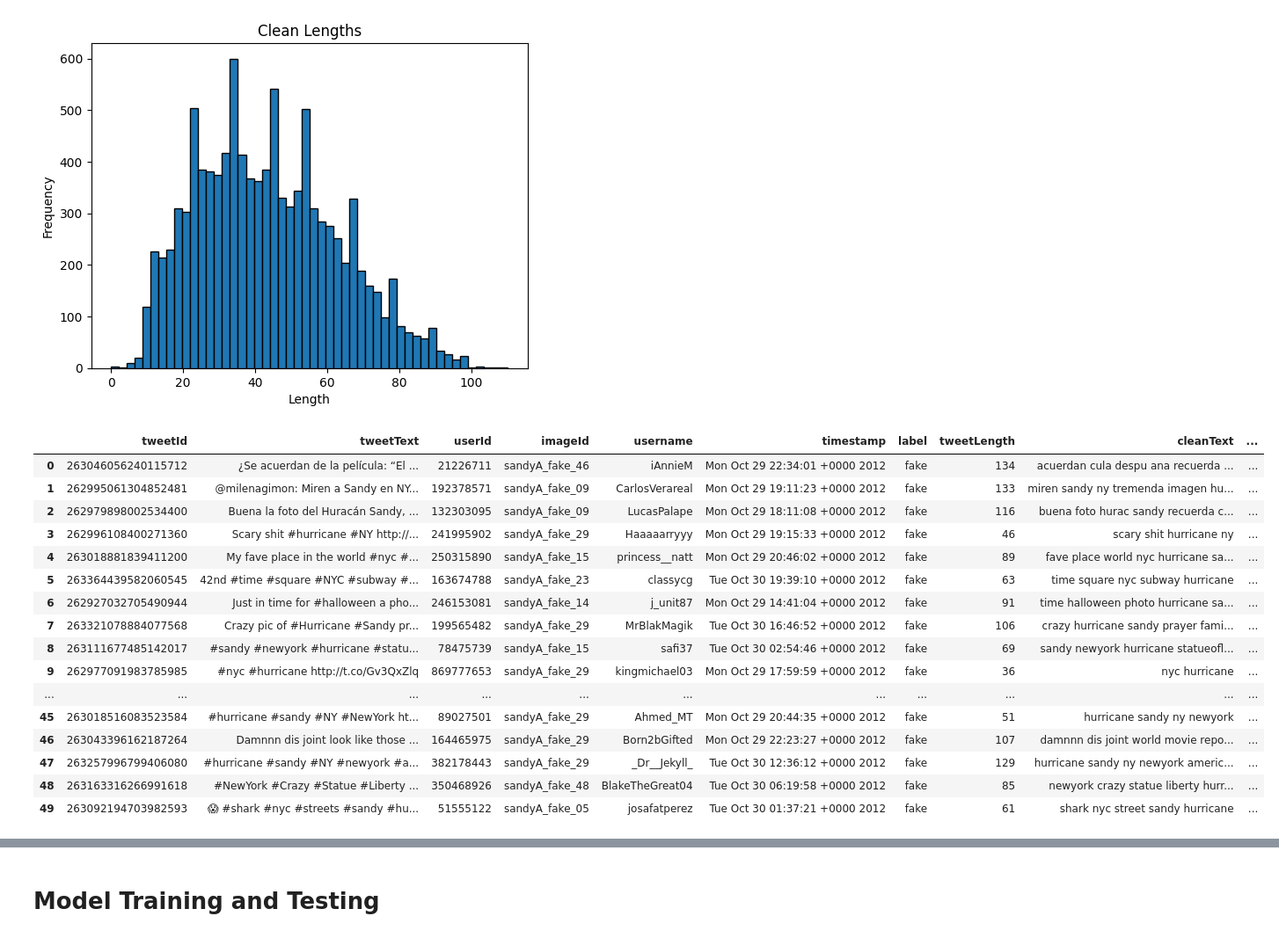
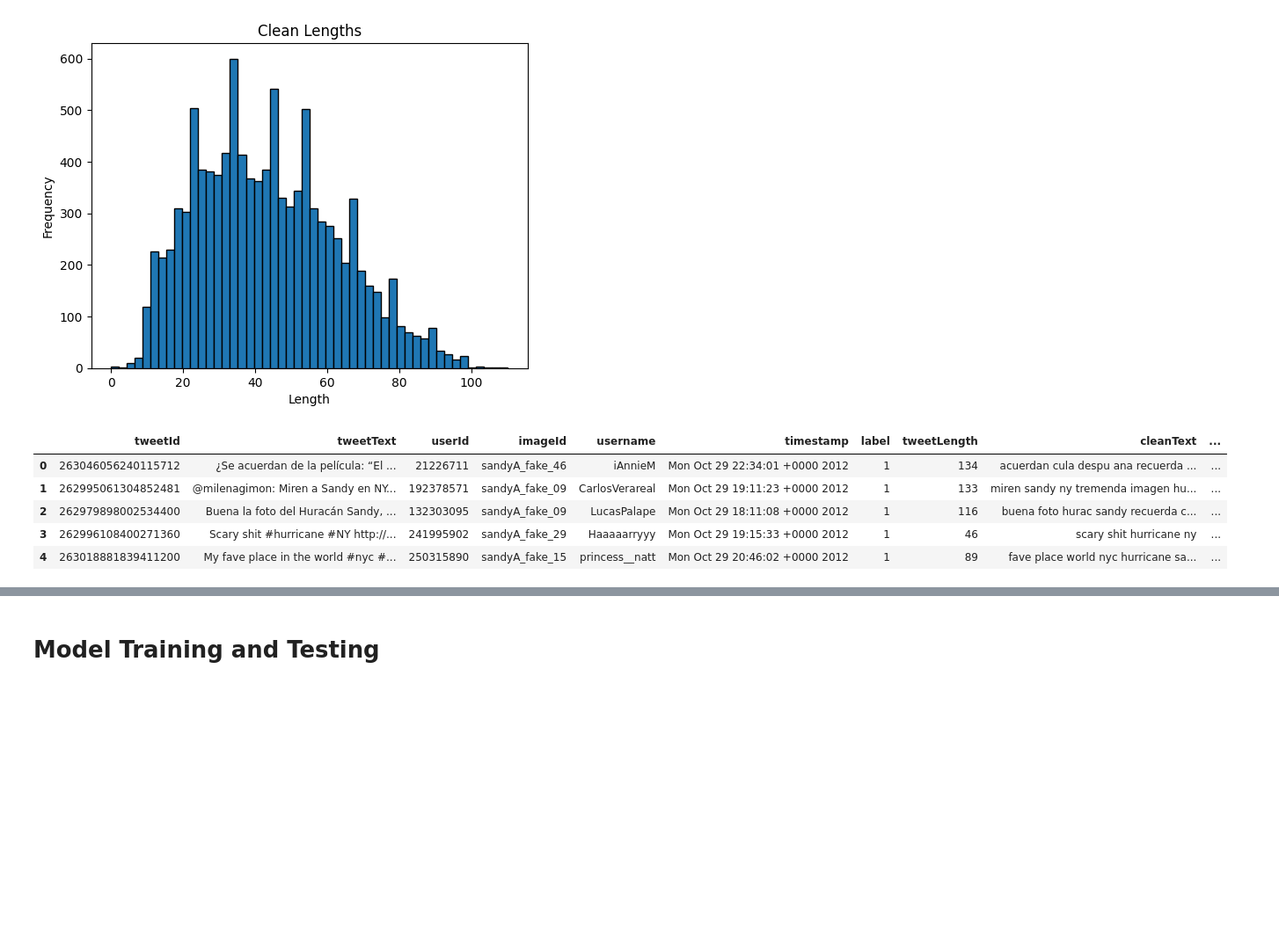
Before and after one commit to tee1g21/Machine-Learning-Technologies-Coursework, a Jupyter notebook: mediaEval.ipynb, the cells around one changed output, grey strips where cells are left out. Shown: that part at 88% size. Saved outputs shown, nothing was run; the diff lists cells and outputs as text; code cells hidden in the pictures; blank space fills up the shorter version.

Commit message:
Finished Training and Evaluation for MLP and SGD

```diff
--- a/mediaEval.ipynb
+++ b/mediaEval.ipynb
@@ -240,8 +220,12 @@ print(longest_tweets)
 print(f"\n{longest_tweets.values[0]}\nLength: {len(longest_tweets.values[0])}")
 # %%
 #replace 'humor' label with 'fake'
-train_df['label'] = train_df['label'].replace('humor', 'fake')
-test_df['label'] = test_df['label'].replace('humor', 'fake')
+#train_df['label'] = train_df['label'].replace('humor', 'fake')
+#test_df['label'] = test_df['label'].replace('humor', 'fake')
+
+#replace 'humor' label with 'fake' and map to 1 and 0 for ease of use when training and evaluating. Fake: 1, real: 0
+train_df['label'] = train_df['label'].map({'fake': 1, 'humor': 1, 'real': 0})
+test_df['label'] = test_df['label'].map({'fake': 1, 'humor': 1, 'real': 0})
 # %%
 #Clean tweet text by removing unnecessary noise
 #experiment with for best performance (some processes achieve similiar things)
@@ -315,24 +305,15 @@ Length: 110
 from nltk.tokenize import word_tokenize
 
 # Assuming df_train is your DataFrame and 'cleanText' is the column you want to tokenize
-train_df["tokenizedText"] = train_df["cleanText"].apply(lambda x: word_tokenize(x))
+train_df["tokenisedText"] = train_df["cleanText"].apply(lambda x: word_tokenize(x))
+
+test_df["tokenisedText"] = test_df["cleanText"].apply(lambda x: word_tokenize(x))
 # %%
-train_df.head(50)
+train_df.head(5)
 # %% [output]
 |  | tweetId | tweetText | userId | imageId | username | timestamp | label | tweetLength | cleanText | ... |
-| 0 | 263046056240115712 | ¿Se acuerdan de la película: “El ... | 21226711 | sandyA_fake_46 | iAnnieM | Mon Oct 29 22:34:01 +0000 2012 | fake | 134 | acuerdan cula despu ana recuerda ... | ... |
-| 1 | 262995061304852481 | @milenagimon: Miren a Sandy en NY... | 192378571 | sandyA_fake_09 | CarlosVerareal | Mon Oct 29 19:11:23 +0000 2012 | fake | 133 | miren sandy ny tremenda imagen hu... | ... |
-| 2 | 262979898002534400 | Buena la foto del Huracán Sandy, ... | 132303095 | sandyA_fake_09 | LucasPalape | Mon Oct 29 18:11:08 +0000 2012 | fake | 116 | buena foto hurac sandy recuerda c... | ... |
-| 3 | 262996108400271360 | Scary shit #hurricane #NY http://... | 241995902 | sandyA_fake_29 | Haaaaarryyy | Mon Oct 29 19:15:33 +0000 2012 | fake | 46 | scary shit hurricane ny | ... |
-| 4 | 263018881839411200 | My fave place in the world #nyc #... | 250315890 | sandyA_fake_15 | princess__natt | Mon Oct 29 20:46:02 +0000 2012 | fake | 89 | fave place world nyc hurricane sa... | ... |
-| 5 | 263364439582060545 | 42nd #time #square #NYC #subway #... | 163674788 | sandyA_fake_23 | classycg | Tue Oct 30 19:39:10 +0000 2012 | fake | 63 | time square nyc subway hurricane | ... |
-| 6 | 262927032705490944 | Just in time for #halloween a pho... | 246153081 | sandyA_fake_14 | j_unit87 | Mon Oct 29 14:41:04 +0000 2012 | fake | 91 | time halloween photo hurricane sa... | ... |
-| 7 | 263321078884077568 | Crazy pic of #Hurricane #Sandy pr... | 199565482 | sandyA_fake_29 | MrBlakMagik | Tue Oct 30 16:46:52 +0000 2012 | fake | 106 | crazy hurricane sandy prayer fami... | ... |
-| 8 | 263111677485142017 | #sandy #newyork #hurricane #statu... | 78475739 | sandyA_fake_15 | safi37 | Tue Oct 30 02:54:46 +0000 2012 | fake | 69 | sandy newyork hurricane statueofl... | ... |
-| 9 | 262977091983785985 | #nyc #hurricane http://t.co/Gv3QxZlq | 869777653 | sandyA_fake_29 | kingmichael03 | Mon Oct 29 17:59:59 +0000 2012 | fake | 36 | nyc hurricane | ... |
-| ... | ... | ... | ... | ... | ... | ... | ... | ... | ... | ... |
-| 45 | 263018516083523584 | #hurricane #sandy #NY #NewYork ht... | 89027501 | sandyA_fake_29 | Ahmed_MT | Mon Oct 29 20:44:35 +0000 2012 | fake | 51 | hurricane sandy ny newyork | ... |
-| 46 | 263043396162187264 | Damnnn dis joint look like those ... | 164465975 | sandyA_fake_29 | Born2bGifted | Mon Oct 29 22:23:27 +0000 2012 | fake | 107 | damnnn dis joint world movie repo... | ... |
-| 47 | 263257996799406080 | #hurricane #sandy #NY #newyork #a... | 382178443 | sandyA_fake_29 | _Dr__Jekyll_ | Tue Oct 30 12:36:12 +0000 2012 | fake | 129 | hurricane sandy ny newyork americ... | ... |
-| 48 | 263163316266991618 | #NewYork #Crazy #Statue #Liberty ... | 350468926 | sandyA_fake_48 | BlakeTheGreat04 | Tue Oct 30 06:19:58 +0000 2012 | fake | 85 | newyork crazy statue liberty hurr... | ... |
-| 49 | 263092194703982593 | 😱 #shark #nyc #streets #sandy #hu... | 51555122 | sandyA_fake_05 | josafatperez | Tue Oct 30 01:37:21 +0000 2012 | fake | 61 | shark nyc street sandy hurricane | ... |
+| 0 | 263046056240115712 | ¿Se acuerdan de la película: “El ... | 21226711 | sandyA_fake_46 | iAnnieM | Mon Oct 29 22:34:01 +0000 2012 | 1 | 134 | acuerdan cula despu ana recuerda ... | ... |
+| 1 | 262995061304852481 | @milenagimon: Miren a Sandy en NY... | 192378571 | sandyA_fake_09 | CarlosVerareal | Mon Oct 29 19:11:23 +0000 2012 | 1 | 133 | miren sandy ny tremenda imagen hu... | ... |
+| 2 | 262979898002534400 | Buena la foto del Huracán Sandy, ... | 132303095 | sandyA_fake_09 | LucasPalape | Mon Oct 29 18:11:08 +0000 2012 | 1 | 116 | buena foto hurac sandy recuerda c... | ... |
+| 3 | 262996108400271360 | Scary shit #hurricane #NY http://... | 241995902 | sandyA_fake_29 | Haaaaarryyy | Mon Oct 29 19:15:33 +0000 2012 | 1 | 46 | scary shit hurricane ny | ... |
+| 4 | 263018881839411200 | My fave place in the world #nyc #... | 250315890 | sandyA_fake_15 | princess__natt | Mon Oct 29 20:46:02 +0000 2012 | 1 | 89 | fave place world nyc hurricane sa... | ... |
```
Also changed, not shown: parts of 25 cells of this notebook.
